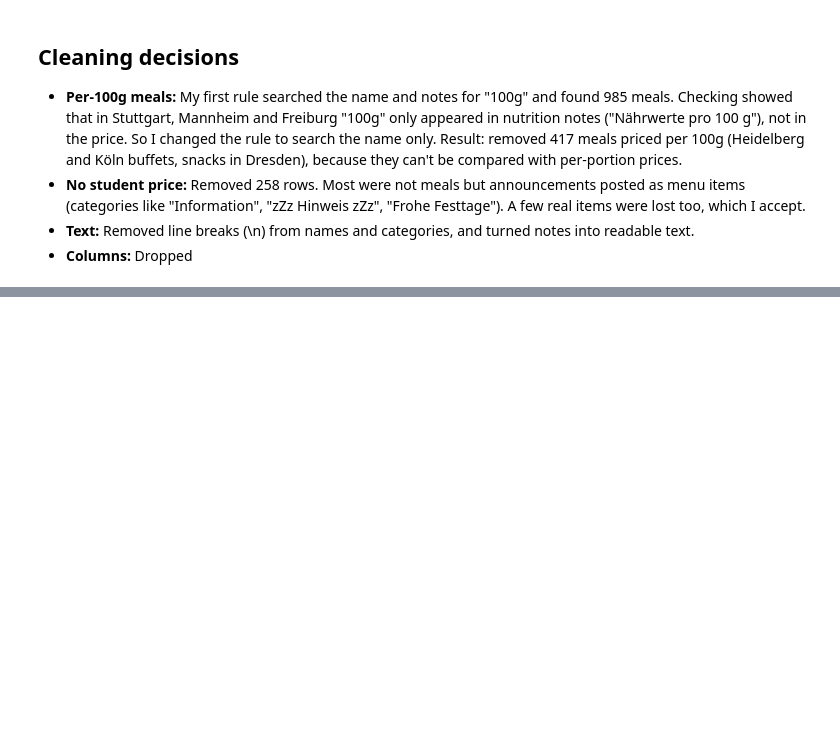
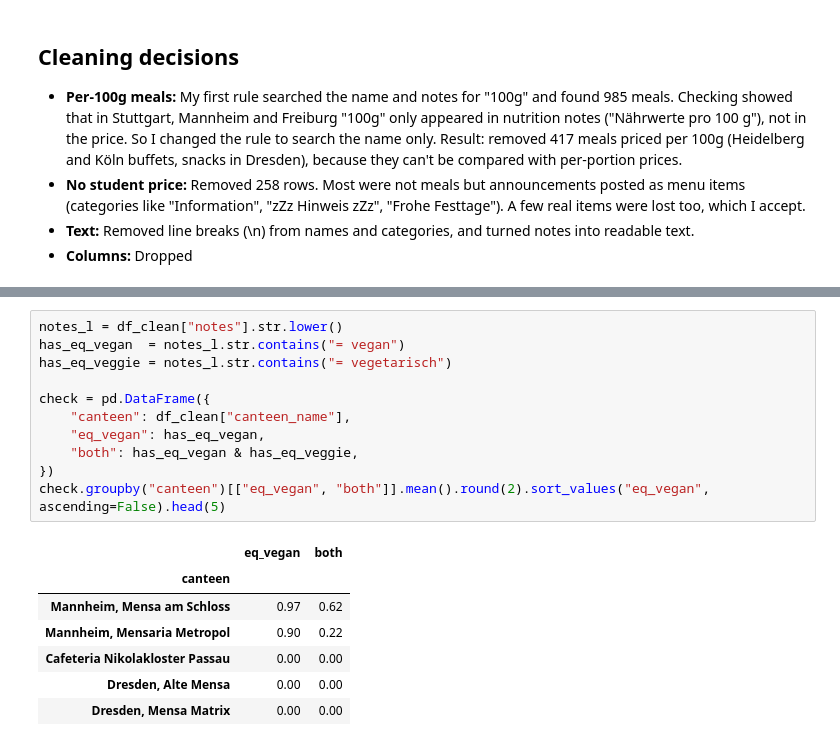
Before and after one commit to jasmeetkaurpelia/mensa-cost-of-living-analysis, a Jupyter notebook: notebooks/02_cleaning.ipynb, the cells around one changed output, grey strips where cells are left out. Drawn from its saved outputs; the diff is of its cells as text; blank space fills up the shorter version.

```diff
--- a/notebooks/02_cleaning.ipynb
+++ b/notebooks/02_cleaning.ipynb
@@ -316,0 +468,19 @@ df_clean.to_csv("../data/processed/meals_clean.csv", index=False)
+# %%
+notes_l = df_clean["notes"].str.lower()
+has_eq_vegan  = notes_l.str.contains("= vegan")
+has_eq_veggie = notes_l.str.contains("= vegetarisch")
+
+check = pd.DataFrame({
+    "canteen": df_clean["canteen_name"],
+    "eq_vegan": has_eq_vegan,
+    "both": has_eq_vegan & has_eq_veggie,
+})
+check.groupby("canteen")[["eq_vegan", "both"]].mean().round(2).sort_values("eq_vegan", ascending=False).head(5)
+# %% [output]
+|  | eq_vegan | both |
+| canteen |  |  |
+| Mannheim, Mensa am Schloss | 0.97 | 0.62 |
+| Mannheim, Mensaria Metropol | 0.90 | 0.22 |
+| Cafeteria Nikolakloster Passau | 0.00 | 0.00 |
+| Dresden, Alte Mensa | 0.00 | 0.00 |
+| Dresden, Mensa Matrix | 0.00 | 0.00 |
```
Also changed, not shown: parts of 18 cells of this notebook.
